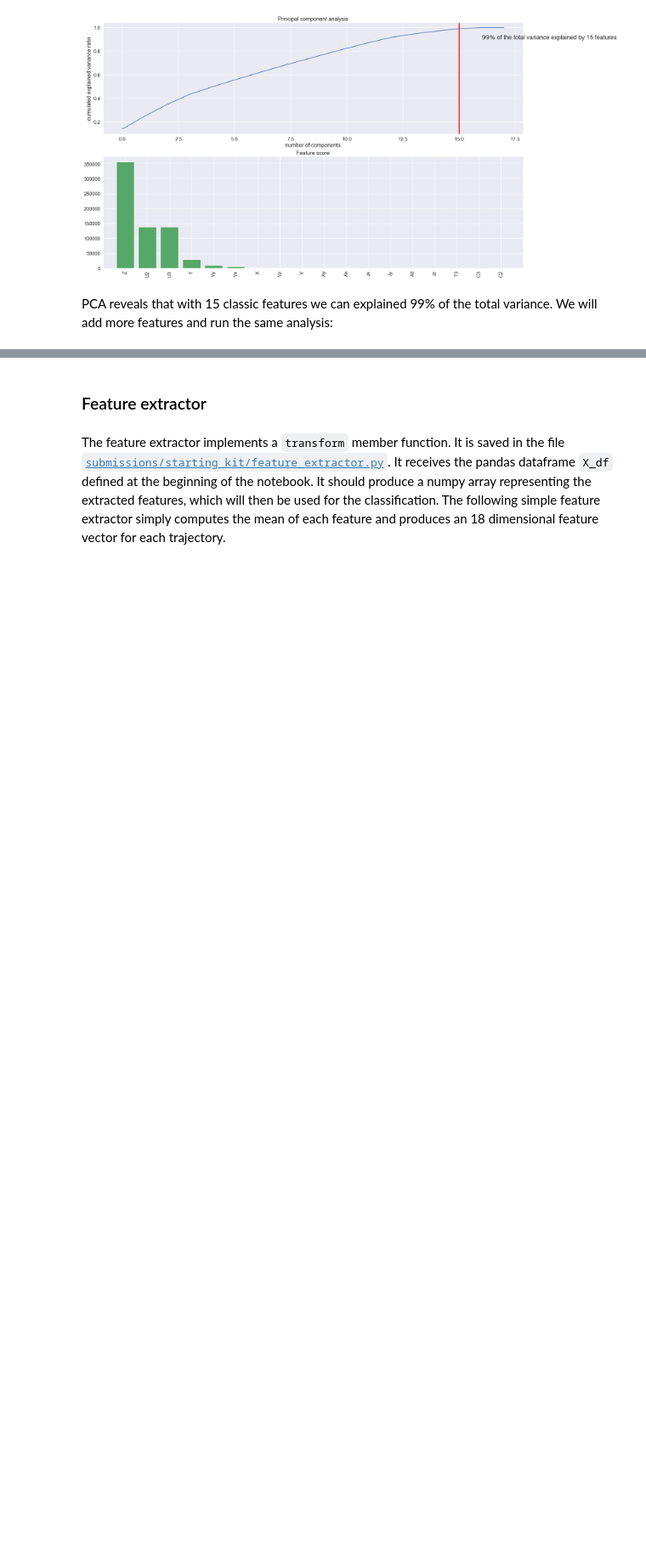
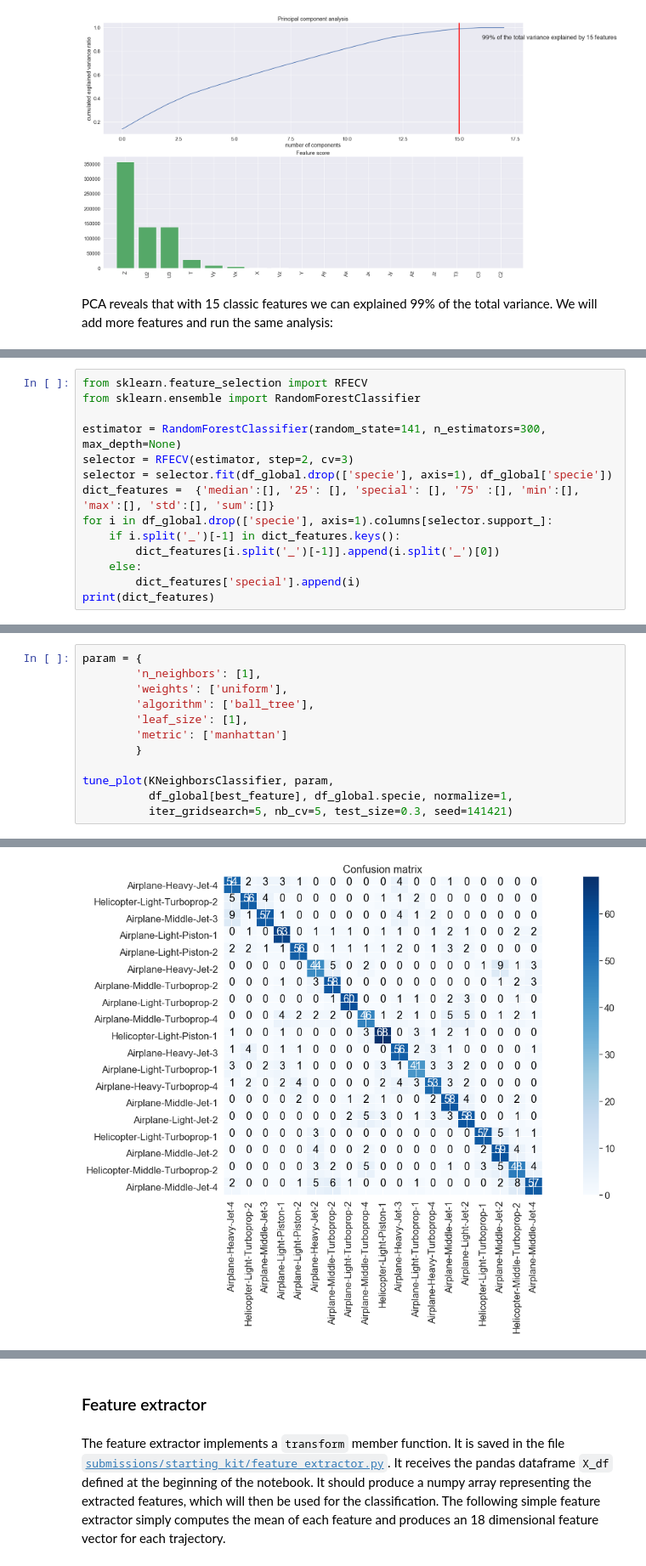
Before and after one commit to louis-lapassat/RAMP_radar_trajectories, a Jupyter notebook: RAMP_radar_trajectories.ipynb, the cells around one changed output, grey strips where cells are left out. Shown at 85% size. Saved outputs shown, nothing was run; the diff lists cells and outputs as text; blank space fills up the shorter version.

Commit message:
Major changes in the file (layout, model)
Added a function to test a given model. Added some features.

```diff
--- a/RAMP_radar_trajectories.ipynb
+++ b/RAMP_radar_trajectories.ipynb
@@ -624,0 +426,14 @@ Accuracy is:  0.722953216374269
+# %%
+from sklearn.feature_selection import RFECV
+from sklearn.ensemble import RandomForestClassifier
+
+estimator = RandomForestClassifier(random_state=141, n_estimators=300, max_depth=None)
+selector = RFECV(estimator, step=2, cv=3)
+selector = selector.fit(df_global.drop(['specie'], axis=1), df_global['specie'])
+dict_features =  {'median':[], '25': [], 'special': [], '75' :[], 'min':[], 'max':[], 'std':[], 'sum':[]}
+for i in df_global.drop(['specie'], axis=1).columns[selector.support_]:
+    if i.split('_')[-1] in dict_features.keys():
+        dict_features[i.split('_')[-1]].append(i.split('_')[0])
+    else:
+        dict_features['special'].append(i)
+print(dict_features)
@@ -624,0 +572,13 @@ Accuracy is:  0.722953216374269
+# %%
+param = {
+        'n_neighbors': [1],
+        'weights': ['uniform'],
+        'algorithm': ['ball_tree'],
+        'leaf_size': [1],
+        'metric': ['manhattan']
+        }
+
+tune_plot(KNeighborsClassifier, param,
+          df_global[best_feature], df_global.specie, normalize=1,
+          iter_gridsearch=5, nb_cv=5, test_size=0.3, seed=141421)
+# %% [output]
@@ -624,0 +589 @@ Accuracy is:  0.722953216374269
+[figure, added]
```
Also changed, not shown: parts of 33 cells of this notebook.
